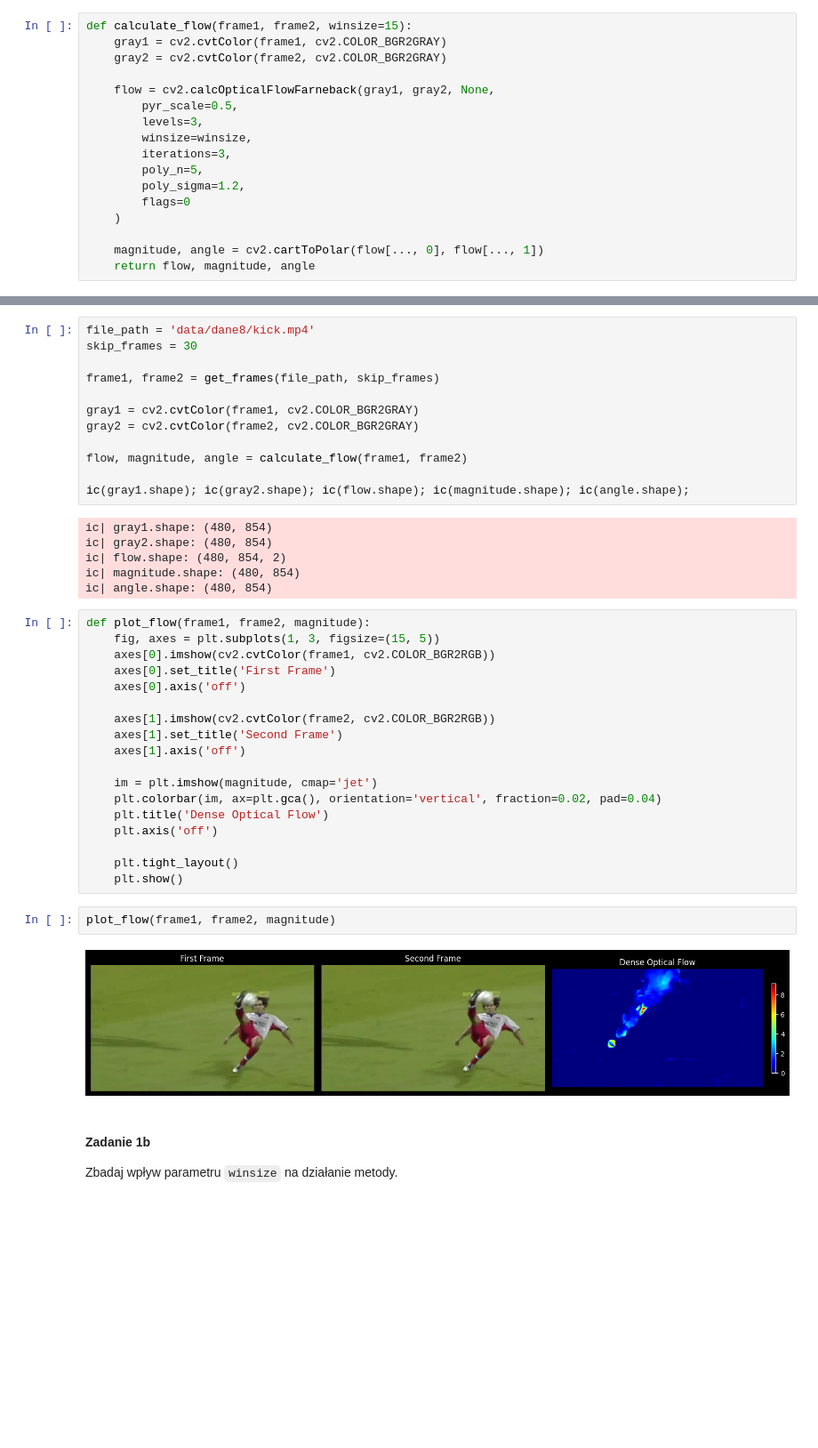
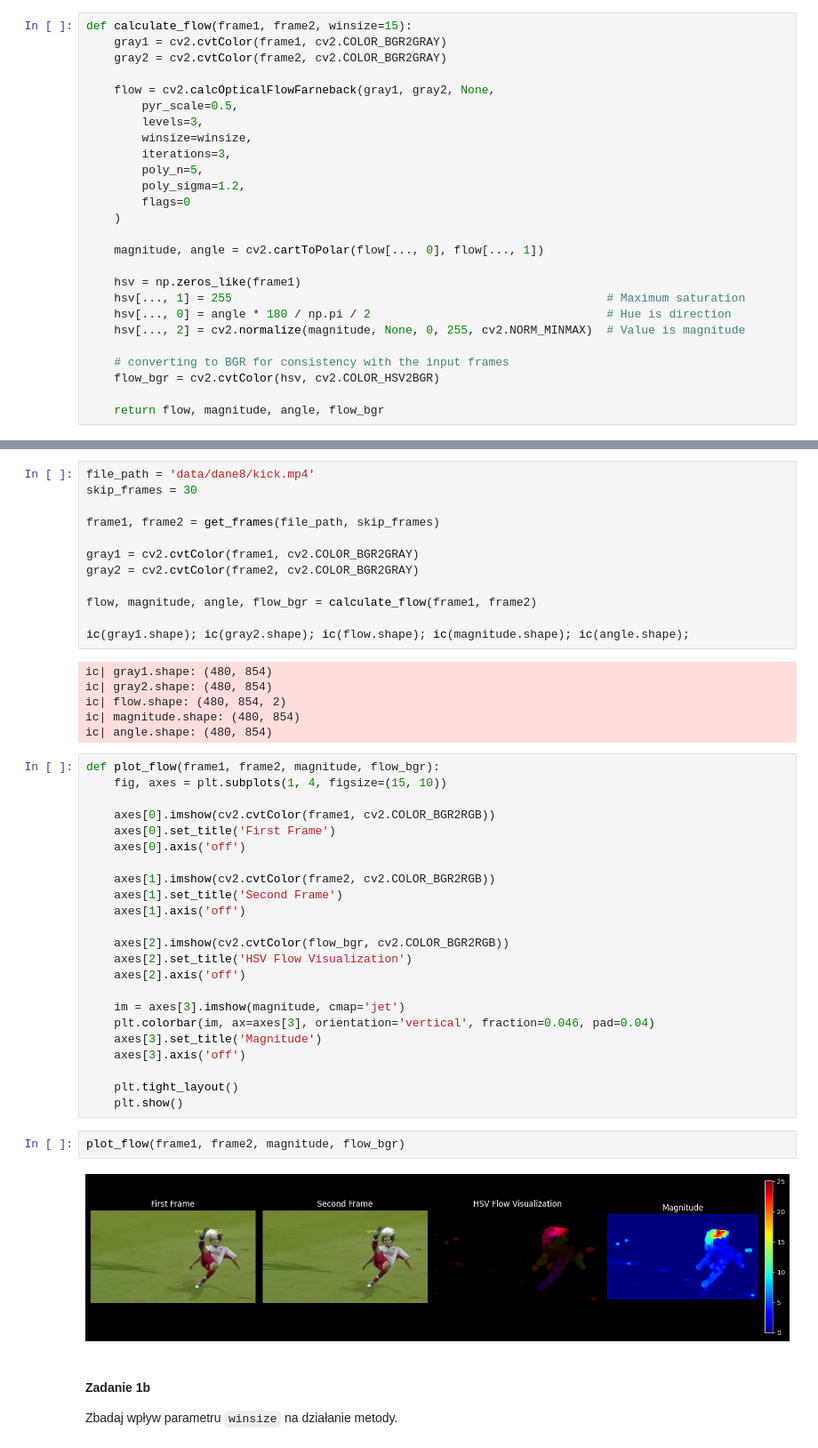
Before and after one commit to pananananas/ComputerVision, a Jupyter notebook: 8 dense optical flow.ipynb, the cells around one changed output, grey strips where cells are left out. Shown at 89% size. Saved outputs shown, nothing was run; the diff lists cells and outputs as text; blank space fills up the shorter version.

Commit message:
added hsv convertions to dense optical flow

```diff
--- a/8 dense optical flow.ipynb
+++ b/8 dense optical flow.ipynb
@@ -75,7 +75,16 @@ def calculate_flow(frame1, frame2, winsize=15):
     )
 
     magnitude, angle = cv2.cartToPolar(flow[..., 0], flow[..., 1])
-    return flow, magnitude, angle
+
+    hsv = np.zeros_like(frame1)
+    hsv[..., 1] = 255                                                      # Maximum saturation
+    hsv[..., 0] = angle * 180 / np.pi / 2                                  # Hue is direction
+    hsv[..., 2] = cv2.normalize(magnitude, None, 0, 255, cv2.NORM_MINMAX)  # Value is magnitude
+
+    # converting to BGR for consistency with the input frames
+    flow_bgr = cv2.cvtColor(hsv, cv2.COLOR_HSV2BGR)
+
+    return flow, magnitude, angle, flow_bgr
 # %%
 def get_frames(file_path, skip_frames=0):
 
@@ -105,7 +114,7 @@ frame1, frame2 = get_frames(file_path, skip_frames)
 gray1 = cv2.cvtColor(frame1, cv2.COLOR_BGR2GRAY)
 gray2 = cv2.cvtColor(frame2, cv2.COLOR_BGR2GRAY)
 
-flow, magnitude, angle = calculate_flow(frame1, frame2)
+flow, magnitude, angle, flow_bgr = calculate_flow(frame1, frame2)
 
 ic(gray1.shape); ic(gray2.shape); ic(flow.shape); ic(magnitude.shape); ic(angle.shape);
 # %% [output]
@@ -115,8 +124,9 @@ ic| flow.shape: (480, 854, 2)
 ic| magnitude.shape: (480, 854)
 ic| angle.shape: (480, 854)
 # %%
-def plot_flow(frame1, frame2, magnitude):
-    fig, axes = plt.subplots(1, 3, figsize=(15, 5))
+def plot_flow(frame1, frame2, magnitude, flow_bgr):
+    fig, axes = plt.subplots(1, 4, figsize=(15, 10))
+
     axes[0].imshow(cv2.cvtColor(frame1, cv2.COLOR_BGR2RGB))
     axes[0].set_title('First Frame')
     axes[0].axis('off')
@@ -125,17 +135,21 @@ def plot_flow(frame1, frame2, magnitude):
     axes[1].set_title('Second Frame')
     axes[1].axis('off')
 
-    im = plt.imshow(magnitude, cmap='jet')
-    plt.colorbar(im, ax=plt.gca(), orientation='vertical', fraction=0.02, pad=0.04)
-    plt.title('Dense Optical Flow')
-    plt.axis('off')
+    axes[2].imshow(cv2.cvtColor(flow_bgr, cv2.COLOR_BGR2RGB))
+    axes[2].set_title('HSV Flow Visualization')
+    axes[2].axis('off')
+
+    im = axes[3].imshow(magnitude, cmap='jet')
+    plt.colorbar(im, ax=axes[3], orientation='vertical', fraction=0.046, pad=0.04)
+    axes[3].set_title('Magnitude')
+    axes[3].axis('off')
 
     plt.tight_layout()
     plt.show()
 # %%
-plot_flow(frame1, frame2, magnitude)
+plot_flow(frame1, frame2, magnitude, flow_bgr)
 # %% [output]
-[figure, old version]
+[figure, new version]
 # %% [markdown]
 #### Zadanie 1b
 
```
Also changed, not shown: parts of 6 cells of this notebook.
